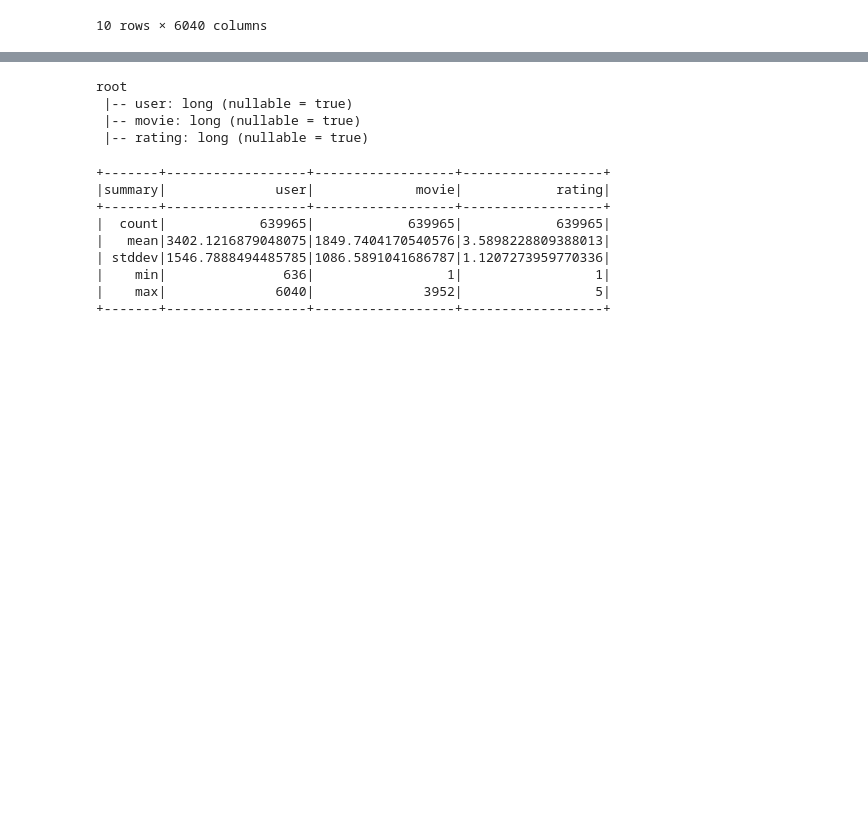
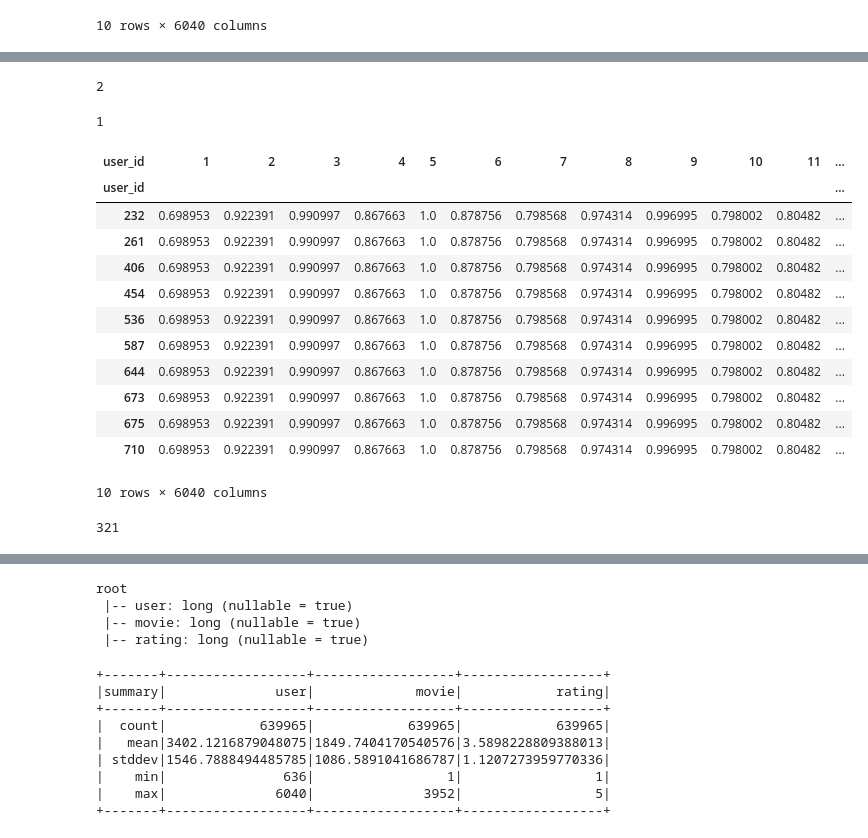
Before and after one commit to mkpetterson/recommender_study, a Jupyter notebook: cindy.ipynb, the cells around one changed output, grey strips where cells are left out. Drawn from its saved outputs; the diff is of its cells as text; code cells hidden in the pictures; blank space fills up the shorter version.

Commit message:
finish user similarity function

```diff
--- a/cindy.ipynb
+++ b/cindy.ipynb
@@ -389,0 +407,2 @@ User Cosine Similarity Matrix:
+# %%
+user_id = 77
@@ -389,0 +441,4 @@ User Cosine Similarity Matrix:
+# %%
+len(user_factors_df.columns)
+# %% [output]
+2
@@ -389,0 +447,20 @@ User Cosine Similarity Matrix:
+# %%
+len(user_factors_df.columns)
+# %% [output]
+1
+# %%
+users_sim_mat.loc[round(users_sim_mat[user_id].sort_values(ascending=False), 5) >= 1][1:11]
+# %% [output]
+| user_id | 1 | 2 | 3 | 4 | 5 | 6 | 7 | 8 | 9 | 10 | 11 | ... |
+| user_id |  |  |  |  |  |  |  |  |  |  |  | ... |
+| 232 | 0.698953 | 0.922391 | 0.990997 | 0.867663 | 1.0 | 0.878756 | 0.798568 | 0.974314 | 0.996995 | 0.798002 | 0.80482 | ... |
+| 261 | 0.698953 | 0.922391 | 0.990997 | 0.867663 | 1.0 | 0.878756 | 0.798568 | 0.974314 | 0.996995 | 0.798002 | 0.80482 | ... |
+| 406 | 0.698953 | 0.922391 | 0.990997 | 0.867663 | 1.0 | 0.878756 | 0.798568 | 0.974314 | 0.996995 | 0.798002 | 0.80482 | ... |
+| 454 | 0.698953 | 0.922391 | 0.990997 | 0.867663 | 1.0 | 0.878756 | 0.798568 | 0.974314 | 0.996995 | 0.798002 | 0.80482 | ... |
+| 536 | 0.698953 | 0.922391 | 0.990997 | 0.867663 | 1.0 | 0.878756 | 0.798568 | 0.974314 | 0.996995 | 0.798002 | 0.80482 | ... |
+| 587 | 0.698953 | 0.922391 | 0.990997 | 0.867663 | 1.0 | 0.878756 | 0.798568 | 0.974314 | 0.996995 | 0.798002 | 0.80482 | ... |
+| 644 | 0.698953 | 0.922391 | 0.990997 | 0.867663 | 1.0 | 0.878756 | 0.798568 | 0.974314 | 0.996995 | 0.798002 | 0.80482 | ... |
+| 673 | 0.698953 | 0.922391 | 0.990997 | 0.867663 | 1.0 | 0.878756 | 0.798568 | 0.974314 | 0.996995 | 0.798002 | 0.80482 | ... |
+| 675 | 0.698953 | 0.922391 | 0.990997 | 0.867663 | 1.0 | 0.878756 | 0.798568 | 0.974314 | 0.996995 | 0.798002 | 0.80482 | ... |
+| 710 | 0.698953 | 0.922391 | 0.990997 | 0.867663 | 1.0 | 0.878756 | 0.798568 | 0.974314 | 0.996995 | 0.798002 | 0.80482 | ... |
+10 rows × 6040 columns
@@ -389,0 +481,4 @@ User Cosine Similarity Matrix:
+# %%
+len(users)
+# %% [output]
+321
```
Also changed, not shown: parts of 9 cells of this notebook, 2 other files.
